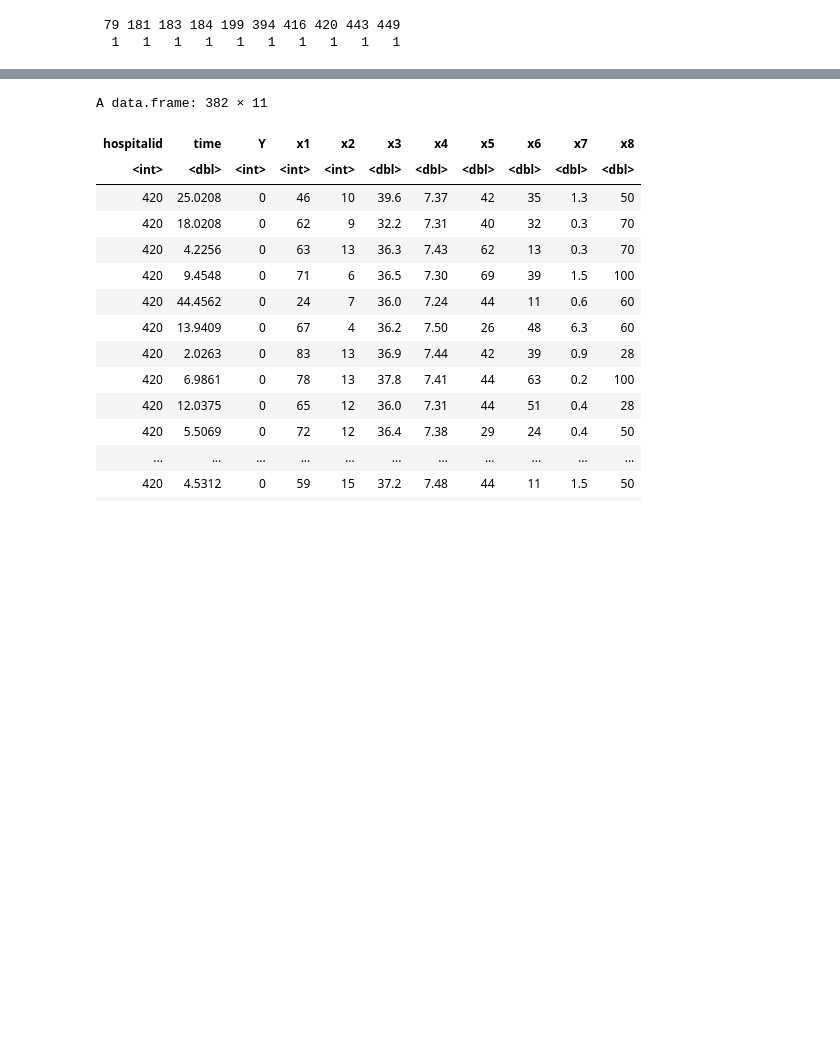
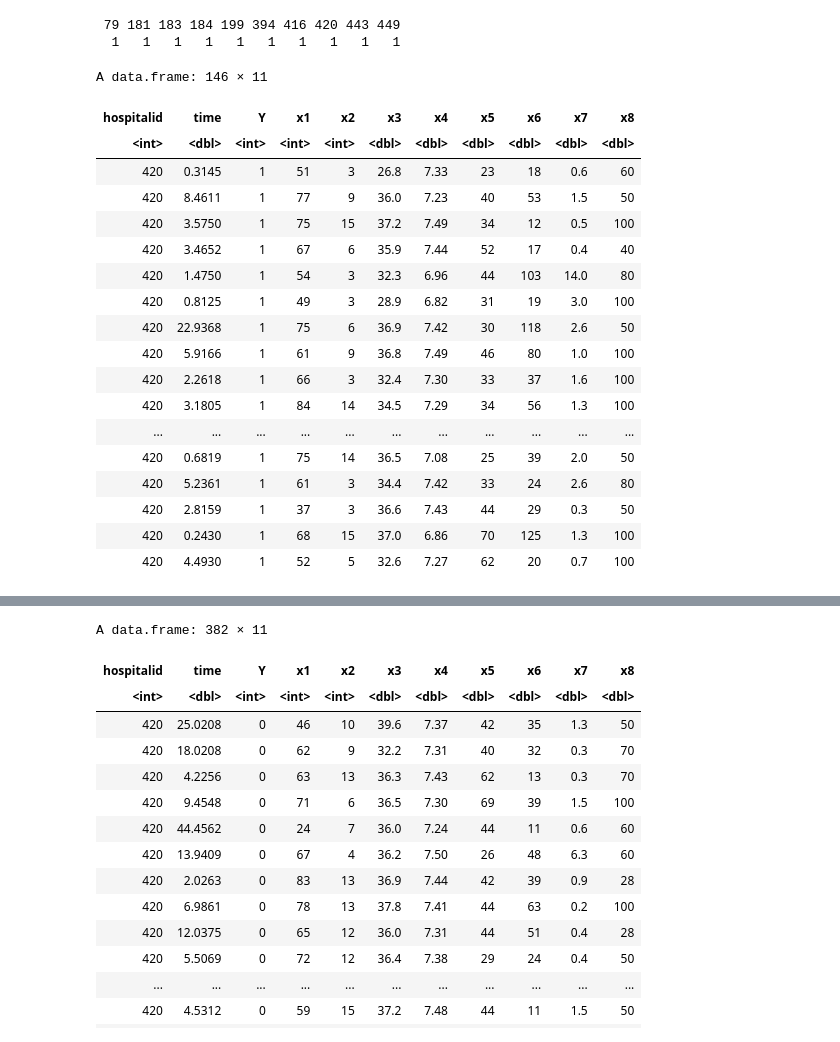
Before and after one commit to gememy85/wicox, a Jupyter notebook: cox_eICU_loss_v3_parameter_VARwt_200904.ipynb, the cells around one changed output, grey strips where cells are left out. Cells and saved outputs as stored; diff of their text form; code cells hidden in the pictures; blank space fills up the shorter version.

```diff
--- a/cox_eICU_loss_v3_parameter_VARwt_200904.ipynb
+++ b/cox_eICU_loss_v3_parameter_VARwt_200904.ipynb
@@ -124,3 +114,25 @@ for(H in 1:party){
     assign(paste0('R2_H',H,'_',i), rbind(get(paste0('R2_H',H,'_Y0_',i)), get(paste0('R2_H',H,'_Y1_',i)) ) ) # Z(2)
   }
 }
+# %%
+H1_Y1
+# %% [output]
+A data.frame: 146 × 11
+| hospitalid | time | Y | x1 | x2 | x3 | x4 | x5 | x6 | x7 | x8 |
+| <int> | <dbl> | <int> | <int> | <int> | <dbl> | <dbl> | <dbl> | <dbl> | <dbl> | <dbl> |
+| 420 | 0.3145 | 1 | 51 | 3 | 26.8 | 7.33 | 23 | 18 | 0.6 | 60 |
+| 420 | 8.4611 | 1 | 77 | 9 | 36.0 | 7.23 | 40 | 53 | 1.5 | 50 |
+| 420 | 3.5750 | 1 | 75 | 15 | 37.2 | 7.49 | 34 | 12 | 0.5 | 100 |
+| 420 | 3.4652 | 1 | 67 | 6 | 35.9 | 7.44 | 52 | 17 | 0.4 | 40 |
+| 420 | 1.4750 | 1 | 54 | 3 | 32.3 | 6.96 | 44 | 103 | 14.0 | 80 |
+| 420 | 0.8125 | 1 | 49 | 3 | 28.9 | 6.82 | 31 | 19 | 3.0 | 100 |
+| 420 | 22.9368 | 1 | 75 | 6 | 36.9 | 7.42 | 30 | 118 | 2.6 | 50 |
+| 420 | 5.9166 | 1 | 61 | 9 | 36.8 | 7.49 | 46 | 80 | 1.0 | 100 |
+| 420 | 2.2618 | 1 | 66 | 3 | 32.4 | 7.30 | 33 | 37 | 1.6 | 100 |
+| 420 | 3.1805 | 1 | 84 | 14 | 34.5 | 7.29 | 34 | 56 | 1.3 | 100 |
+| ... | ... | ... | ... | ... | ... | ... | ... | ... | ... | ... |
+| 420 | 0.6819 | 1 | 75 | 14 | 36.5 | 7.08 | 25 | 39 | 2.0 | 50 |
+| 420 | 5.2361 | 1 | 61 | 3 | 34.4 | 7.42 | 33 | 24 | 2.6 | 80 |
+| 420 | 2.8159 | 1 | 37 | 3 | 36.6 | 7.43 | 44 | 29 | 0.3 | 50 |
+| 420 | 0.2430 | 1 | 68 | 15 | 37.0 | 6.86 | 70 | 125 | 1.3 | 100 |
+| 420 | 4.4930 | 1 | 52 | 5 | 32.6 | 7.27 | 62 | 20 | 0.7 | 100 |
```
Also changed, not shown: parts of 16 cells of this notebook, 7 other files.
